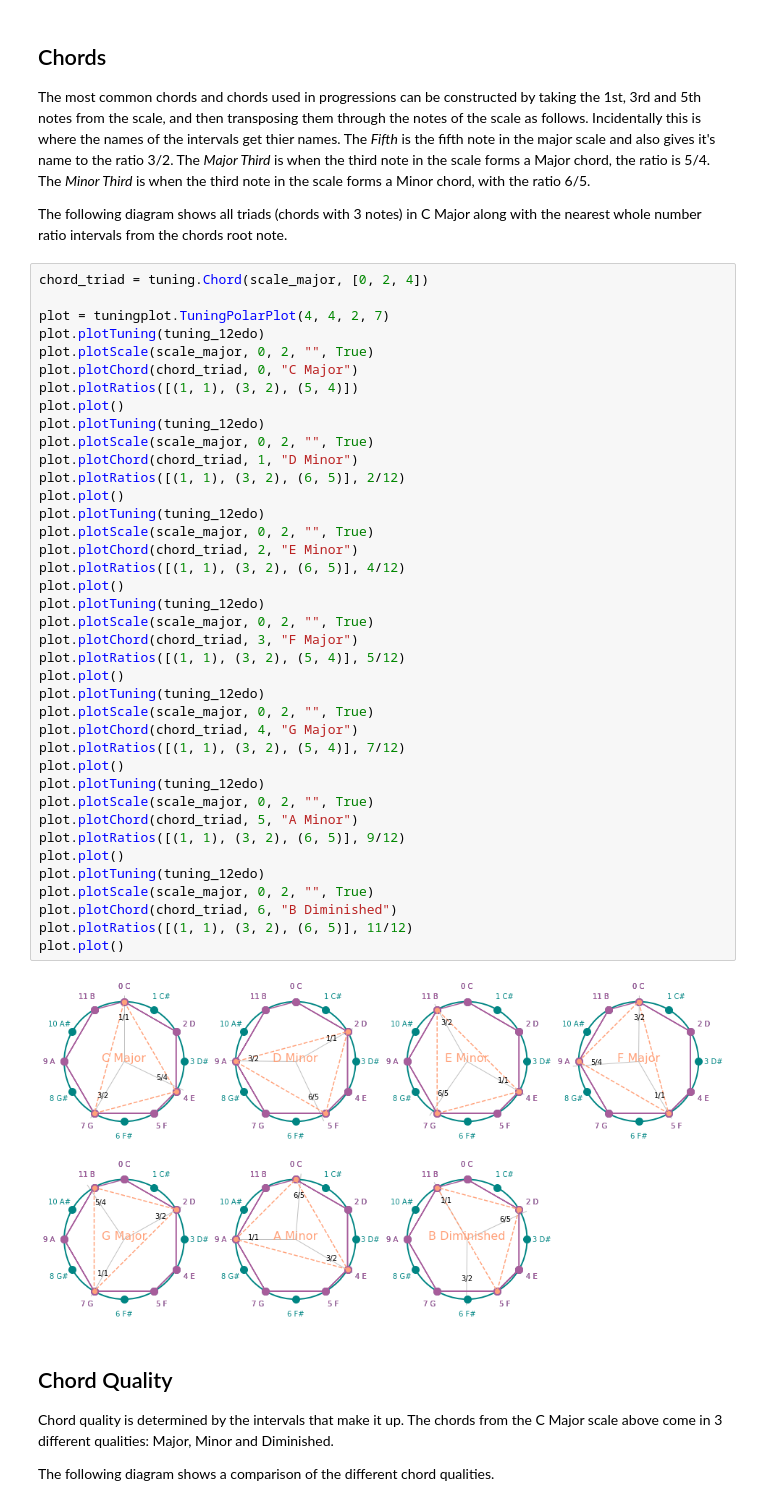
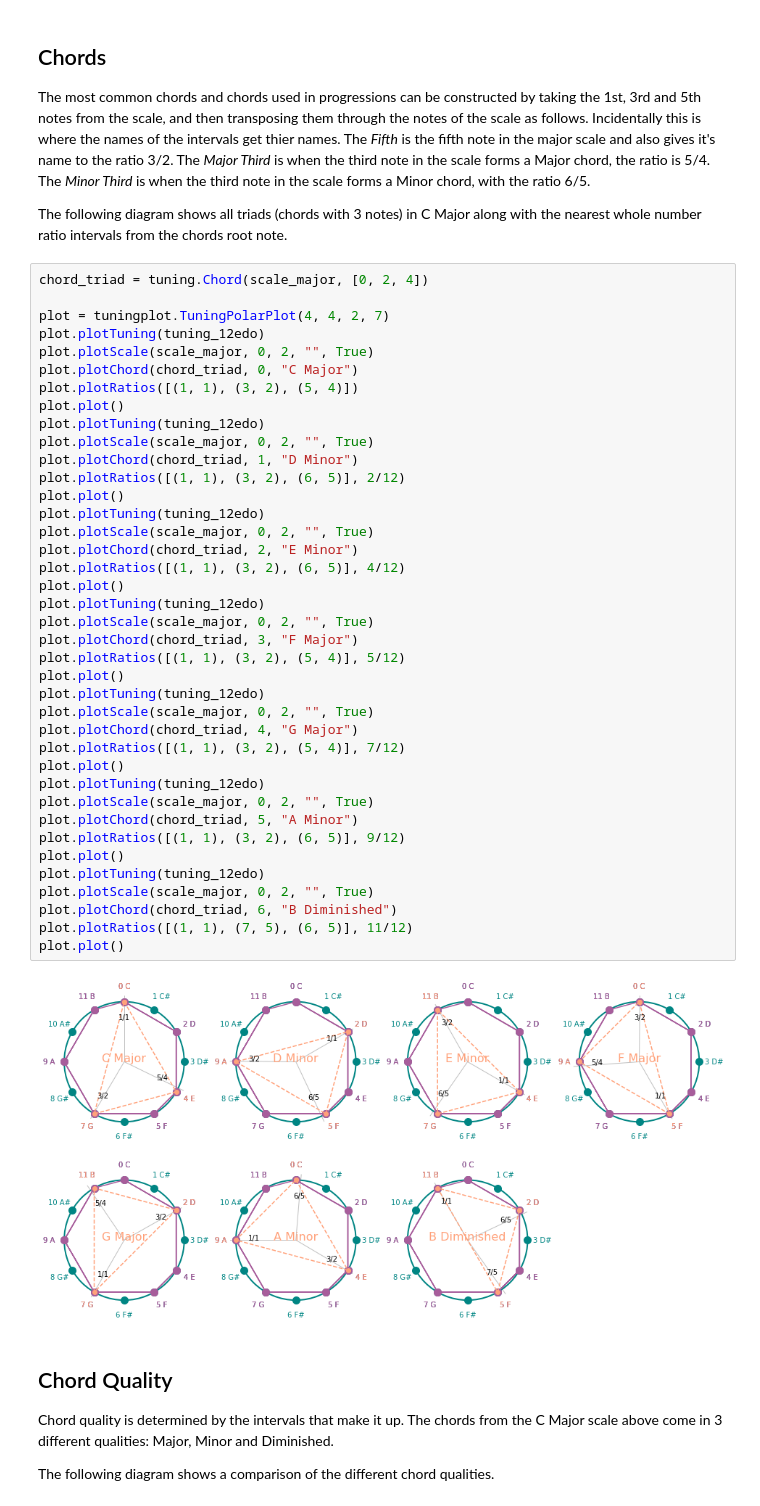
Before and after one commit to pigatron-industries/xen_quantizer, a Jupyter notebook: python/12EDOScalesChords.ipynb, the cells around one changed output. Drawn from its saved outputs; the diff is of its cells as text.

```diff
--- a/python/12EDOScalesChords.ipynb
+++ b/python/12EDOScalesChords.ipynb
@@ -57,35 +57,35 @@ plot.plot()
 plot.plotTuning(tuning_12edo)
 plot.plotScale(scale_major, 0, 2, "", True)
 plot.plotChord(chord_triad, 1, "D Minor")
 plot.plotRatios([(1, 1), (3, 2), (6, 5)], 2/12)
 plot.plot()
 plot.plotTuning(tuning_12edo)
 plot.plotScale(scale_major, 0, 2, "", True)
 plot.plotChord(chord_triad, 2, "E Minor")
 plot.plotRatios([(1, 1), (3, 2), (6, 5)], 4/12)
 plot.plot()
 plot.plotTuning(tuning_12edo)
 plot.plotScale(scale_major, 0, 2, "", True)
 plot.plotChord(chord_triad, 3, "F Major")
 plot.plotRatios([(1, 1), (3, 2), (5, 4)], 5/12)
 plot.plot()
 plot.plotTuning(tuning_12edo)
 plot.plotScale(scale_major, 0, 2, "", True)
 plot.plotChord(chord_triad, 4, "G Major")
 plot.plotRatios([(1, 1), (3, 2), (5, 4)], 7/12)
 plot.plot()
 plot.plotTuning(tuning_12edo)
 plot.plotScale(scale_major, 0, 2, "", True)
 plot.plotChord(chord_triad, 5, "A Minor")
 plot.plotRatios([(1, 1), (3, 2), (6, 5)], 9/12)
 plot.plot()
 plot.plotTuning(tuning_12edo)
 plot.plotScale(scale_major, 0, 2, "", True)
 plot.plotChord(chord_triad, 6, "B Diminished")
-plot.plotRatios([(1, 1), (3, 2), (6, 5)], 11/12)
+plot.plotRatios([(1, 1), (7, 5), (6, 5)], 11/12)
 plot.plot()
 # %% [output]
-[figure, old version]
+[figure, new version]
 # %% [markdown]
 ## Chord Quality
 
```
Also changed, not shown: parts of 5 cells of this notebook, 14 other files.
